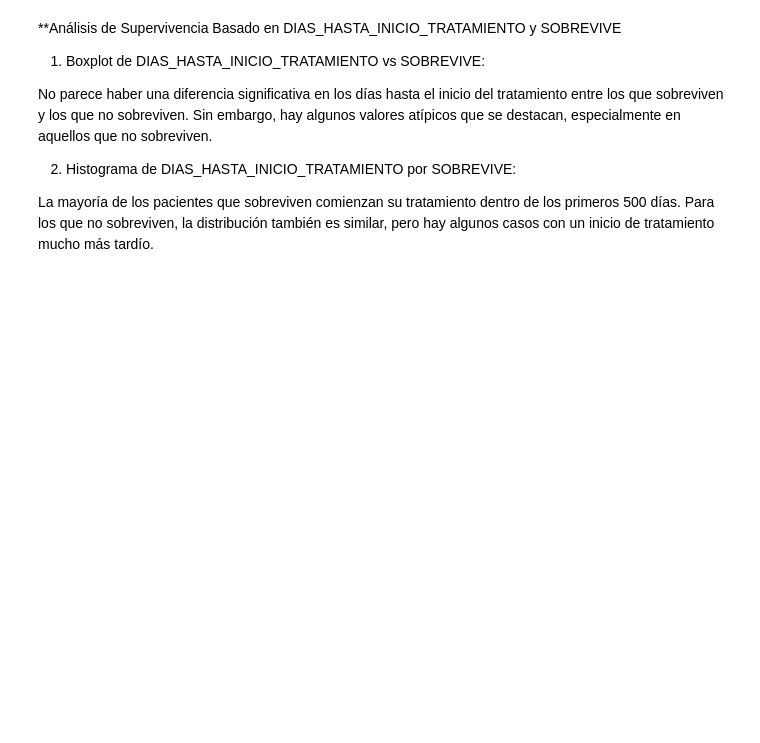
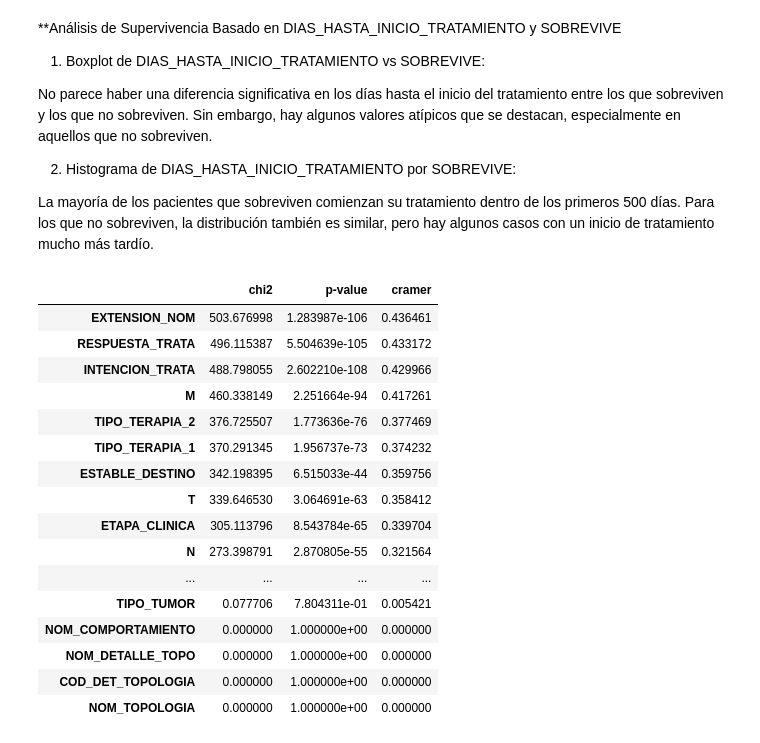
Before and after one commit to mperezlagos/ds-cancer-prostata, a Jupyter notebook: notebooks/2-descripcion_variables.ipynb, the cells around one changed output. Drawn from its saved outputs; the diff is of its cells as text; code cells hidden in the pictures; blank space fills up the shorter version.

```diff
--- a/notebooks/2-descripcion_variables.ipynb
+++ b/notebooks/2-descripcion_variables.ipynb
@@ -173,0 +195,43 @@ Para los que no sobreviven, la distribución también es similar, pero hay algun
+# %%
+from scipy.stats import chi2_contingency
+
+# Función para calcular chi-cuadrado, p-valor y coeficiente de Cramér
+def chi2_test(data, column, target):
+    contingency_table = pd.crosstab(data[column], data[target])
+    chi2, p, dof, expected = chi2_contingency(contingency_table)
+    n = sum(contingency_table.sum())
+    phi2 = chi2/n
+    r, k = contingency_table.shape
+    cramers_v = (phi2 / min(k-1, r-1))**0.5 if min(k-1, r-1) > 0 else 0
+    return chi2, p, cramers_v
+
+# Calcular chi-cuadrado, p-valor y coeficiente de Cramér para cada columna categórica
+results = {}
+for col in categorical_columns:
+    try:
+        chi2, p, cramers_v = chi2_test(df, col, target_column)
+        results[col] = {'chi2': chi2, 'p-value': p, 'cramer': cramers_v}
+    except ValueError:  # Ignorar columnas que no tienen suficientes datos para la prueba
+        continue
+
+# Convertir los resultados a un DataFrame para mejor visualización
+results_df = pd.DataFrame(results).T
+results_df.sort_values(by="cramer", ascending=False)
+# %% [output]
+|  | chi2 | p-value | cramer |
+| EXTENSION_NOM | 503.676998 | 1.283987e-106 | 0.436461 |
+| RESPUESTA_TRATA | 496.115387 | 5.504639e-105 | 0.433172 |
+| INTENCION_TRATA | 488.798055 | 2.602210e-108 | 0.429966 |
+| M | 460.338149 | 2.251664e-94 | 0.417261 |
+| TIPO_TERAPIA_2 | 376.725507 | 1.773636e-76 | 0.377469 |
+| TIPO_TERAPIA_1 | 370.291345 | 1.956737e-73 | 0.374232 |
+| ESTABLE_DESTINO | 342.198395 | 6.515033e-44 | 0.359756 |
+| T | 339.646530 | 3.064691e-63 | 0.358412 |
+| ETAPA_CLINICA | 305.113796 | 8.543784e-65 | 0.339704 |
+| N | 273.398791 | 2.870805e-55 | 0.321564 |
+| ... | ... | ... | ... |
+| TIPO_TUMOR | 0.077706 | 7.804311e-01 | 0.005421 |
+| NOM_COMPORTAMIENTO | 0.000000 | 1.000000e+00 | 0.000000 |
+| NOM_DETALLE_TOPO | 0.000000 | 1.000000e+00 | 0.000000 |
+| COD_DET_TOPOLOGIA | 0.000000 | 1.000000e+00 | 0.000000 |
+| NOM_TOPOLOGIA | 0.000000 | 1.000000e+00 | 0.000000 |
```
Also changed, not shown: parts of 13 cells of this notebook, 7 other files.
